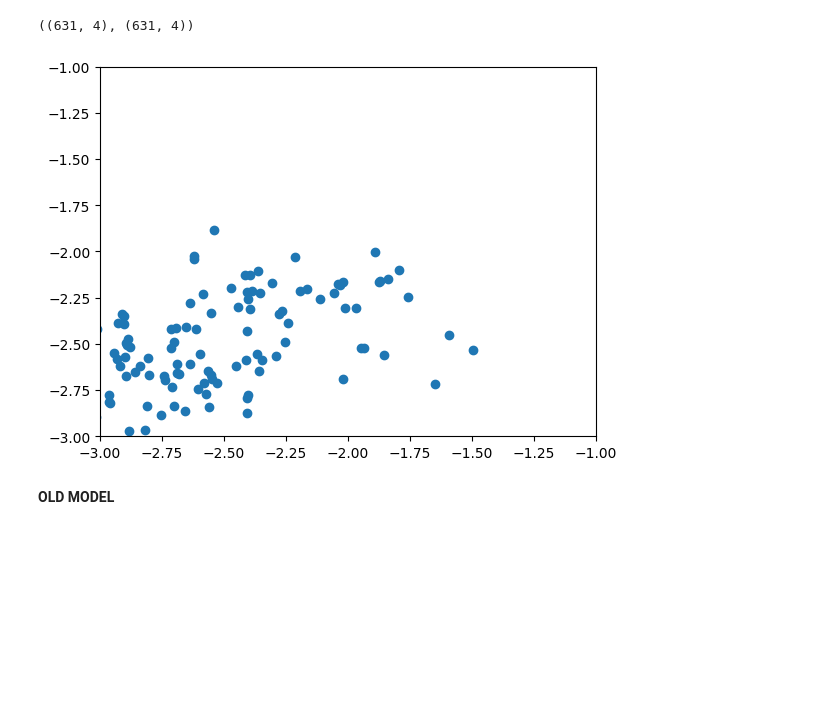
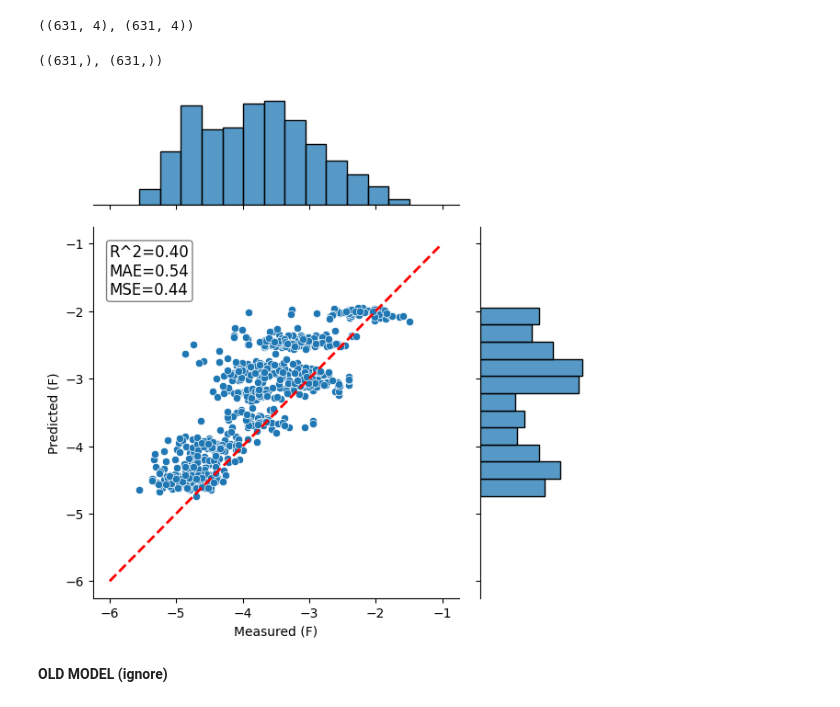
Before and after one commit to hannahzafar/UMDAOSC650, a Jupyter notebook: FinalProject_Zafar.ipynb, the cells around one changed output. Saved outputs shown, nothing was run; the diff lists cells and outputs as text; code cells hidden in the pictures; blank space fills up the shorter version.

```diff
--- a/FinalProject_Zafar.ipynb
+++ b/FinalProject_Zafar.ipynb
@@ -686,14 +688,39 @@ pred_padded = np.hstack([np.zeros((631,3)), sicerror_predictions])
 y_padded.shape, pred_padded.shape
 # %% [output]
 ((631, 4), (631, 4))
-# %%
-# How do the test perform?
-plt.scatter(
-    scaler.inverse_transform(y_padded).reshape(-1),
-    scaler.inverse_transform(pred_padded).reshape(-1)
-    )
-plt.xlim([-3,-1])
-plt.ylim([-3,-1])
-plt.show()
-# %% [output]
-[figure, removed]
+# %%
+# Grab only output from these
+y_true = scaler.inverse_transform(y_padded)[:,-1]
+y_pred = scaler.inverse_transform(pred_padded)[:,-1]
+y_true.shape, y_pred.shape
+# %% [output]
+((631,), (631,))
+# %%
+# Make a plot to show true vs predicted
+def scatter_plot(ytrue, ypred):
+
+    R2 = sklearn.metrics.r2_score(ytrue, ypred)
+    MAE = sklearn.metrics.mean_absolute_error(ytrue, ypred)
+    MSE = sklearn.metrics.mean_squared_error(ytrue, ypred)
+
+    g = sns.jointplot(x = ytrue,
+                        y = ypred,
+                        height = 6,
+                        ratio = 3)
+
+    g.ax_joint.plot([-6, -1], [-6, -1], '--r', linewidth=2)
+
+    plt.xlabel('Measured (F)')
+    plt.ylabel('Predicted (F)')
+    plt.grid(False)
+
+    scores = (r'R^2={:.2f}' + '\n' + r'MAE={:.2f}' + '\n' + r'MSE={:.2f}').format(
+        R2, MAE, MSE)
+
+    plt.text(-6, -1, scores, bbox=dict(facecolor = 'white', edgecolor = 'gray', boxstyle = 'round, pad=0.2'),
+            fontsize = 12, ha='left', va = 'top')
+    plt.show()
+# %%
+scatter_plot(y_true, y_pred)
+# %% [output]
+[figure, added]
@@ -700,5 +749,5 @@ plt.show()
 # %% [markdown]
-**OLD MODEL**
+**OLD MODEL (ignore)**
 # %%
 # def build_model(hp):
 #     # start building model
```
Also changed, not shown: parts of 19 cells of this notebook.
